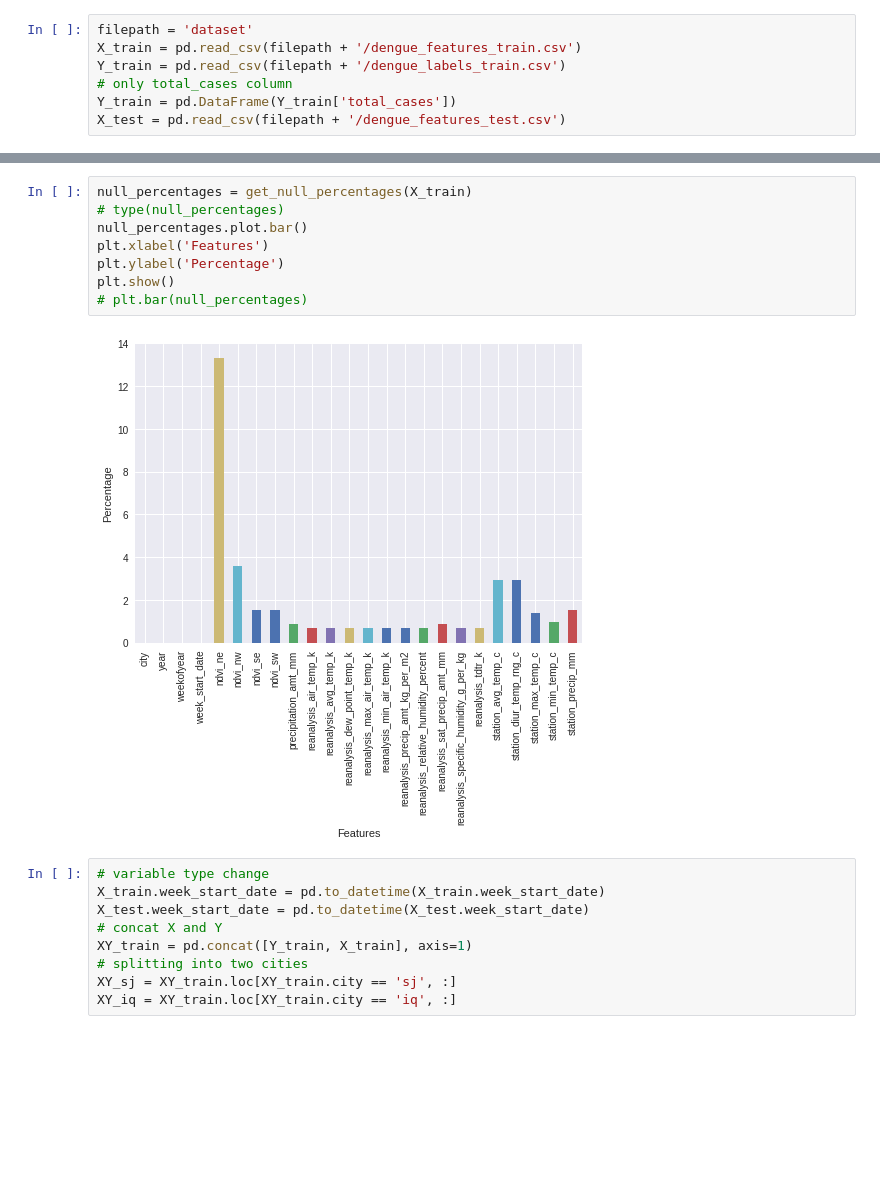
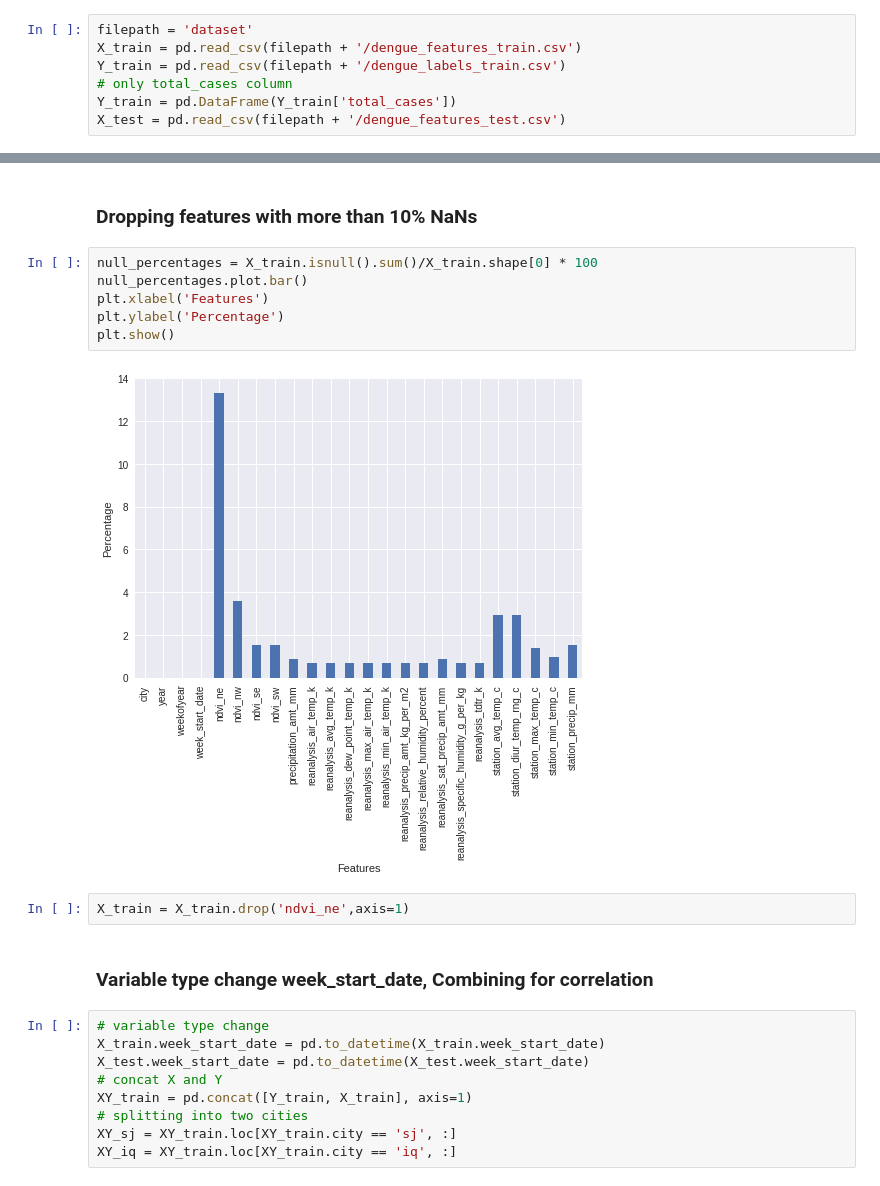
Before and after one commit to Dinuka77/DengAI, a Jupyter notebook: MultiModel.ipynb, the cells around one changed output, grey strips where cells are left out. Cells and saved outputs as stored; diff of their text form; blank space fills up the shorter version.

```diff
--- a/MultiModel.ipynb
+++ b/MultiModel.ipynb
@@ -42,13 +70,17 @@ def get_null_percentages(df):
+# %% [markdown]
+### Dropping features with more than 10% NaNs
 # %%
-null_percentages = get_null_percentages(X_train)
-# type(null_percentages)
+null_percentages = X_train.isnull().sum()/X_train.shape[0] * 100
 null_percentages.plot.bar()
 plt.xlabel('Features')
 plt.ylabel('Percentage')
 plt.show()
-# plt.bar(null_percentages)
 # %% [output]
-[figure, old version]
+[figure, new version]
+# %%
+X_train = X_train.drop('ndvi_ne',axis=1)
+# %% [markdown]
+### Variable type change week_start_date, Combining for correlation
 # %%
 # variable type change
 X_train.week_start_date = pd.to_datetime(X_train.week_start_date)
```
Also changed, not shown: parts of 39 cells of this notebook, 14 other files.
